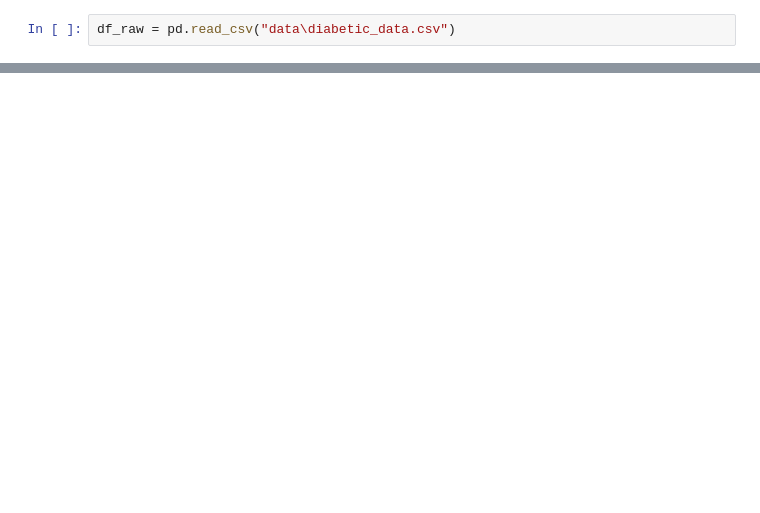
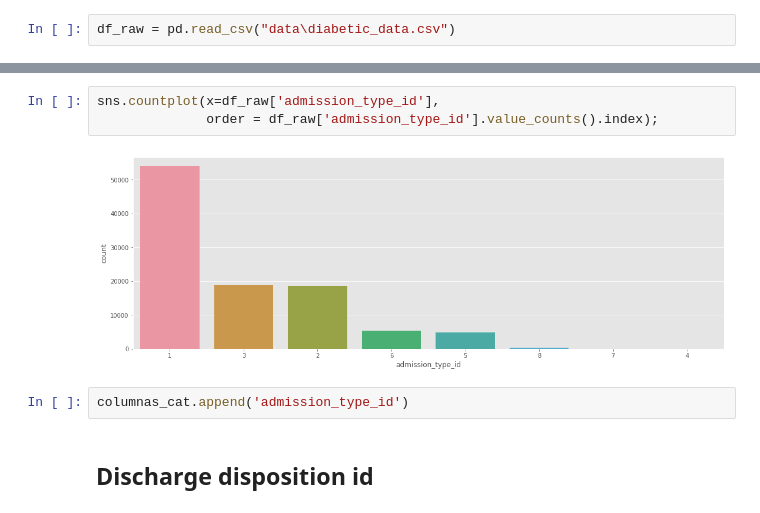
Before and after one commit to IgnacioNicolasAlvarez/Proyecto-Final-Rolling-Code-DS-2020, a Jupyter notebook: notebook.ipynb, the cells around one changed output, grey strips where cells are left out. Drawn from its saved outputs; the diff is of its cells as text; blank space fills up the shorter version.

```diff
--- a/notebook.ipynb
+++ b/notebook.ipynb
@@ -131,0 +201,9 @@ columnas_dropear.append('weight')
+# %%
+sns.countplot(x=df_raw['admission_type_id'],
+              order = df_raw['admission_type_id'].value_counts().index);
+# %% [output]
+[figure, added]
+# %%
+columnas_cat.append('admission_type_id')
+# %% [markdown]
+## Discharge disposition id
```
Also changed, not shown: parts of 61 cells of this notebook.
